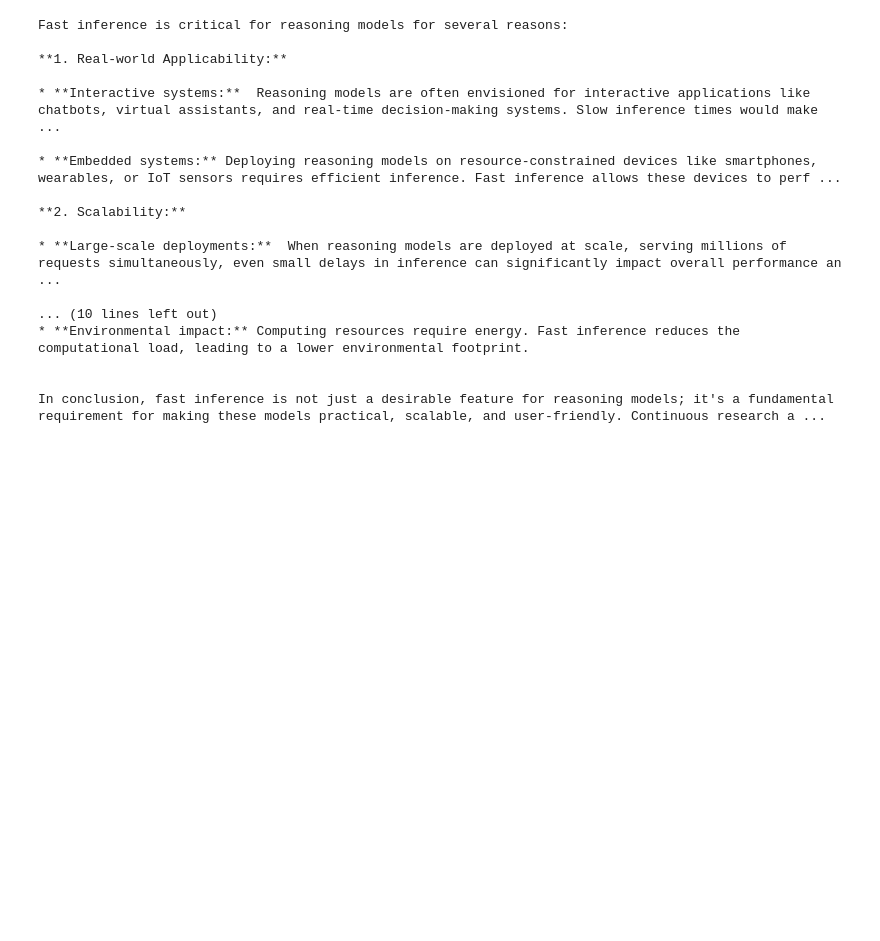
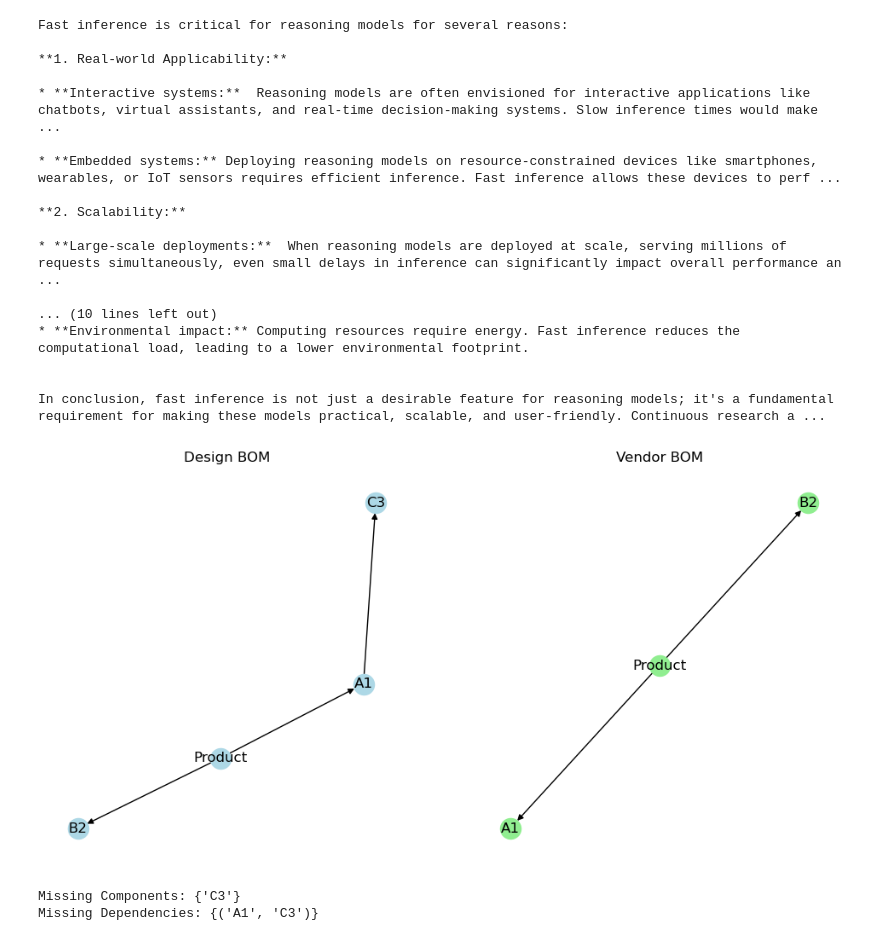
Before and after one commit to Adityaa-Sharma/Ref_Reader_Backend, a Jupyter notebook: test.ipynb, the cells around one changed output. Saved outputs shown, nothing was run; the diff lists cells and outputs as text; code cells hidden in the pictures; blank space fills up the shorter version.

```diff
--- a/test.ipynb
+++ b/test.ipynb
@@ -109,3 +109,37 @@ Fast inference is critical for reasoning models for several reasons:
 
 
 In conclusion, fast inference is not just a desirable feature for reasoning models; it's a fundamental requirement for making these models practical, scalable, and user-friendly. Continuous research a ...
+# %%
+import networkx as nx
+import matplotlib.pyplot as plt
+
+# Create graphs for Design BOM and Vendor BOM
+design_BOM = nx.DiGraph()
+vendor_BOM = nx.DiGraph()
+
+# Adding nodes and relationships (Example)
+design_BOM.add_edges_from([("Product", "A1"), ("Product", "B2"), ("A1", "C3")])
+vendor_BOM.add_edges_from([("Product", "A1"), ("Product", "B2")])  # Missing "A1 -> C3"
+
+# Visualizing the BOM structures
+fig, axes = plt.subplots(1, 2, figsize=(12, 6))
+
+plt.sca(axes[0])  # Set first subplot as active
+nx.draw(design_BOM, with_labels=True, node_color='lightblue', ax=axes[0])
+axes[0].set_title("Design BOM")
+
+plt.sca(axes[1])  # Set second subplot as active
+nx.draw(vendor_BOM, with_labels=True, node_color='lightgreen', ax=axes[1])
+axes[1].set_title("Vendor BOM")
+
+plt.show()
+
+# Compare nodes and edges
+missing_nodes = set(design_BOM.nodes) - set(vendor_BOM.nodes)
+missing_edges = set(design_BOM.edges) - set(vendor_BOM.edges)
+print("Missing Components:", missing_nodes)
+print("Missing Dependencies:", missing_edges)
+# %% [output]
+[figure, added]
+Missing Components: {'C3'}
+Missing Dependencies: {('A1', 'C3')}
```
Also changed, not shown: 6 other files.
